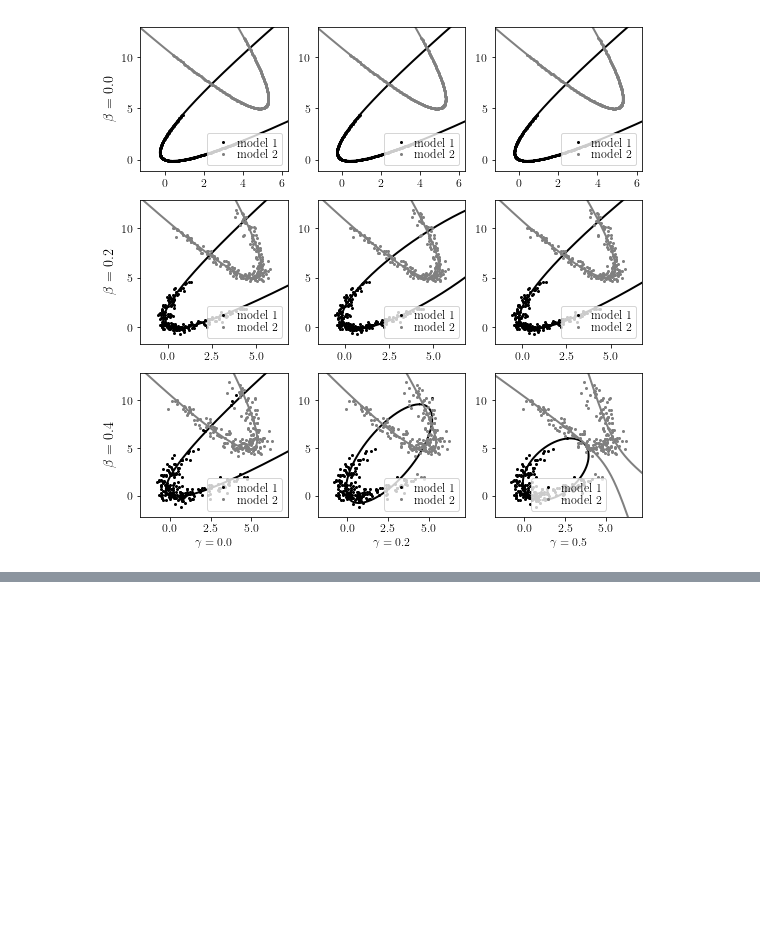
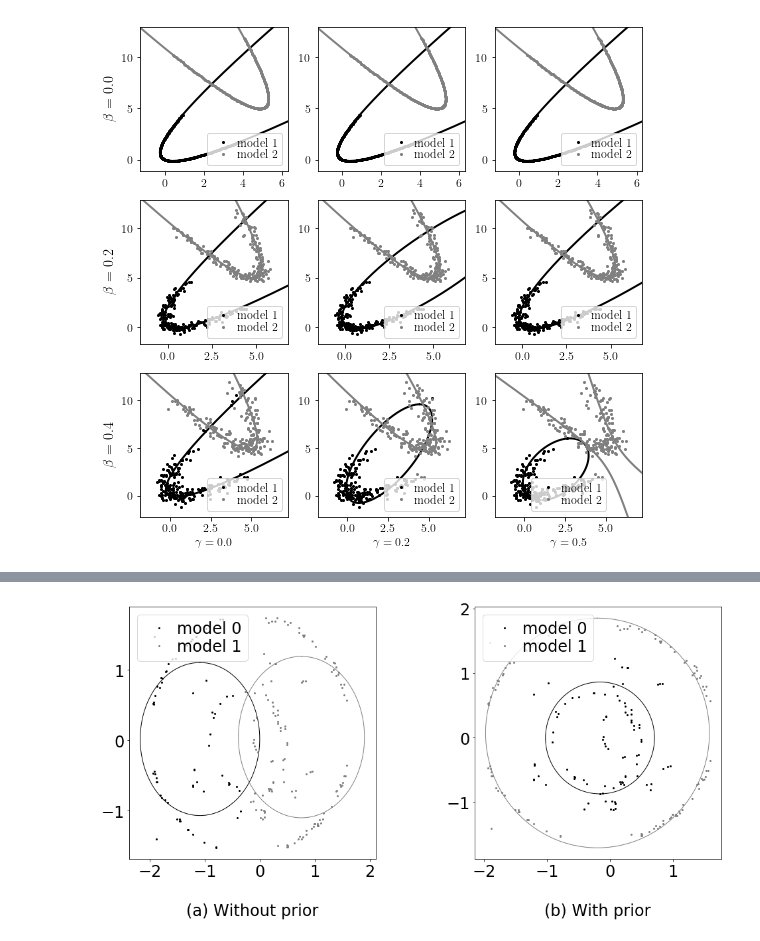
Before and after one commit to andriygav/ExpertLearning, a Jupyter notebook: code/graph.ipynb, the cells around one changed output, grey strips where cells are left out. Drawn from its saved outputs; the diff is of its cells as text; code cells hidden in the pictures; blank space fills up the shorter version.

Commit message:
add new figures

```diff
--- a/code/graph.ipynb
+++ b/code/graph.ipynb
@@ -195,0 +204,3 @@ plt.show()
+# %%
+device = torch.device("cuda" if torch.cuda.is_available() else "cpu")
+device
@@ -195,0 +209,5 @@ plt.show()
+# %%
+image = Image.open('dump/1.tiff')
+
+mask_1 = Image.open('dump/1_mask_3.jpg').convert('L')
+mask_1 = Image.fromarray((255*(np.array(mask_1) > 125)).astype(np.uint8))
@@ -195,0 +249,5 @@ plt.show()
+# %%
+K = 2
+n = 3
+
+epoch = 10
@@ -195,0 +310,57 @@ plt.show()
+# %%
+List_of_answers_comparing = [List_of_step_Not_Prior[-1], List_of_step_Prior[-1]]
+# %%
+Text_size = 24
+
+plt.rcParams['lines.linewidth'] = 1
+plt.rcParams['lines.markersize'] = 4
+plt.rcParams['xtick.labelsize'] = Text_size
+plt.rcParams['ytick.labelsize'] = Text_size
+plt.rcParams['legend.fontsize'] = Text_size
+plt.rcParams['axes.titlesize']=Text_size
+plt.rcParams['axes.labelsize']=Text_size
+plt.rcParams['figure.figsize'] = (16.0, 7.0)
+plt.rcParams['font.size'] = Text_size
+plt.rcParams["legend.labelspacing"] = 0.1
+plt.rcParams["legend.handletextpad"] = 0.1
+#################################################
+
+t = np.linspace(0, 2*np.pi, 100)
+
+colors = color
+
+fig = plt.figure();
+gs = gridspec.GridSpec(1, 2)
+
+ax = []
+for i in range(2):
+    ax.append(fig.add_subplot(gs[i]))
+
+
+cols = ['Without prior', 'With prior']
+TITLE = ['(a)', '(b)']
+
+for k in range(len(ax)):
+    ax[k].set_title(TITLE[k] + ' ' + cols[k], y=-0.24)
+
+
+for k in range(len(List_of_answers_comparing)):
+    CIRCLE, idx = List_of_answers_comparing[k]
+    for i in np.unique(idx):
+        _ = ax[k].plot(x[idx == i], y[idx == i], '.', color = colors[i], label = 'model '+str(i))
+
+        x0, y0, r = CIRCLE[i]
+        x_plot = x0 + r*np.sin(t)
+        y_plot = y0 + r*np.cos(t)
+
+        _ = ax[k].plot(x_plot, y_plot, '-', color = colors[i])
+        ax[k].legend(loc = 'best')
+
+
+plt.subplots_adjust(wspace=0.4, hspace=0.35)
+# plt.savefig('./figures/experiment_real_compare.pdf', bbox_inches='tight')
+
+
+plt.show()
+# %% [output]
+[figure, added]
```
Also changed, not shown: parts of 9 cells of this notebook, 16 other files.
